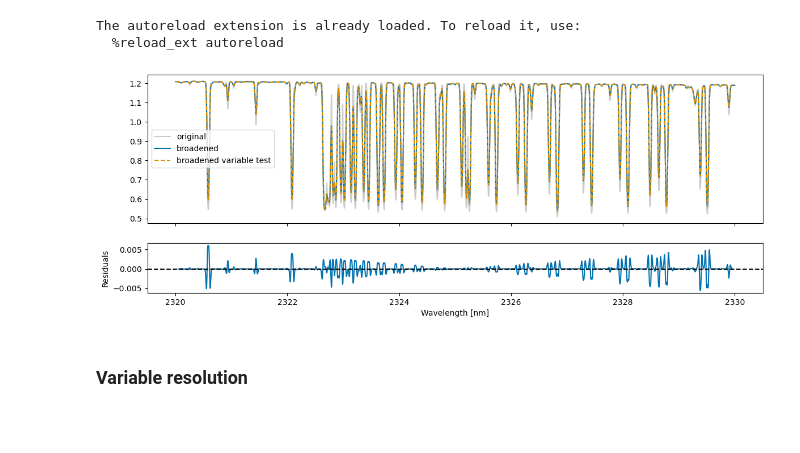
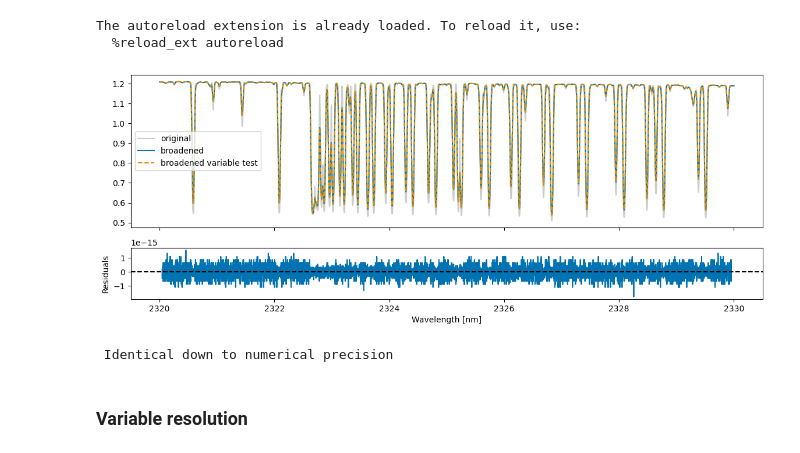
Before and after one commit to TessaEveline/broadpy, a Jupyter notebook: examples/gaussian_variable_instrumental_broadening.ipynb, the cells around one changed output. Saved outputs shown, nothing was run; the diff lists cells and outputs as text; code cells hidden in the pictures; blank space fills up the shorter version.

```diff
--- a/examples/gaussian_variable_instrumental_broadening.ipynb
+++ b/examples/gaussian_variable_instrumental_broadening.ipynb
@@ -21 +13,4 @@ flux = flux[mask]
+# %%
+# load PHOENIX model (R~1e6)
+wave, flux = load_example_data()
 # %%
@@ -36,21 +32,26 @@ assert np.allclose(flux_broadpy_fwhm[n_edge:-n_edge], flux_broadpy_fwhm_variable
 # %%
 # plot
 fig, ax = plt.subplots(2, 1, figsize=(14, 5), sharex=True, gridspec_kw={'height_ratios': [3, 1]})
 ax[0].plot(wave, flux, label='original', color='black', alpha=0.2)
 ax[0].plot(wave, flux_broadpy, label='broadened')
 ax[0].plot(wave, flux_broadpy_fwhm_variable_test, label='broadened variable test', ls='--')
 
 ax[0].legend()
 
 n_edge = 2 * int(np.mean(wave) / np.mean(np.diff(wave)) / R)
+
+residuals = flux_broadpy - flux_broadpy_fwhm_variable_test
 residuals[:n_edge] = residuals[-n_edge:] = np.nan
 ax[1].plot(wave, residuals)
 ax[1].axhline(0, color='black', ls='--')
 ax[1].set_ylabel('Residuals')
 ax[1].set_xlabel('Wavelength [nm]')
 plt.show()
+
+print(f' Identical down to numerical precision!')
 # %% [output]
-[figure, old version]
+[figure, new version]
+ Identical down to numerical precision
 # %% [markdown]
 ### Variable resolution
 # %%
```
Also changed, not shown: parts of 3 cells of this notebook, 2 other files.
